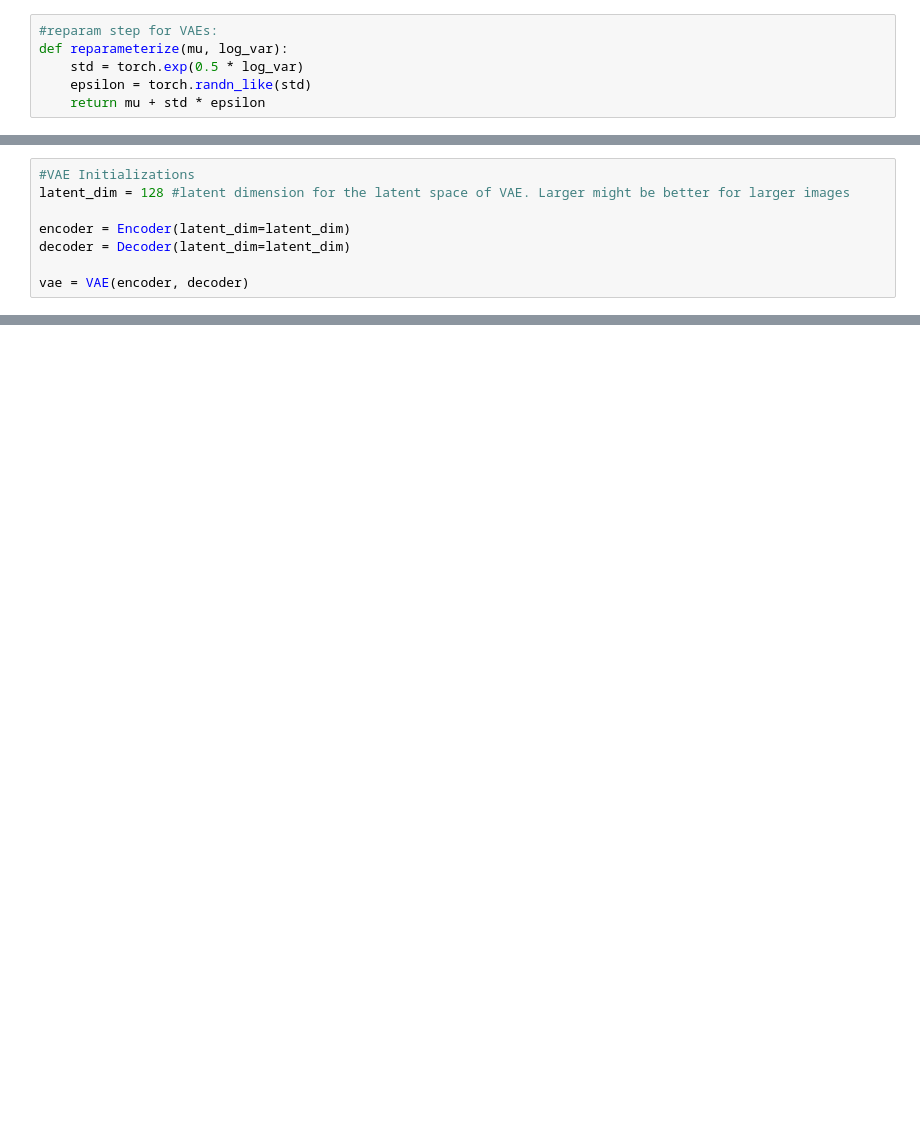
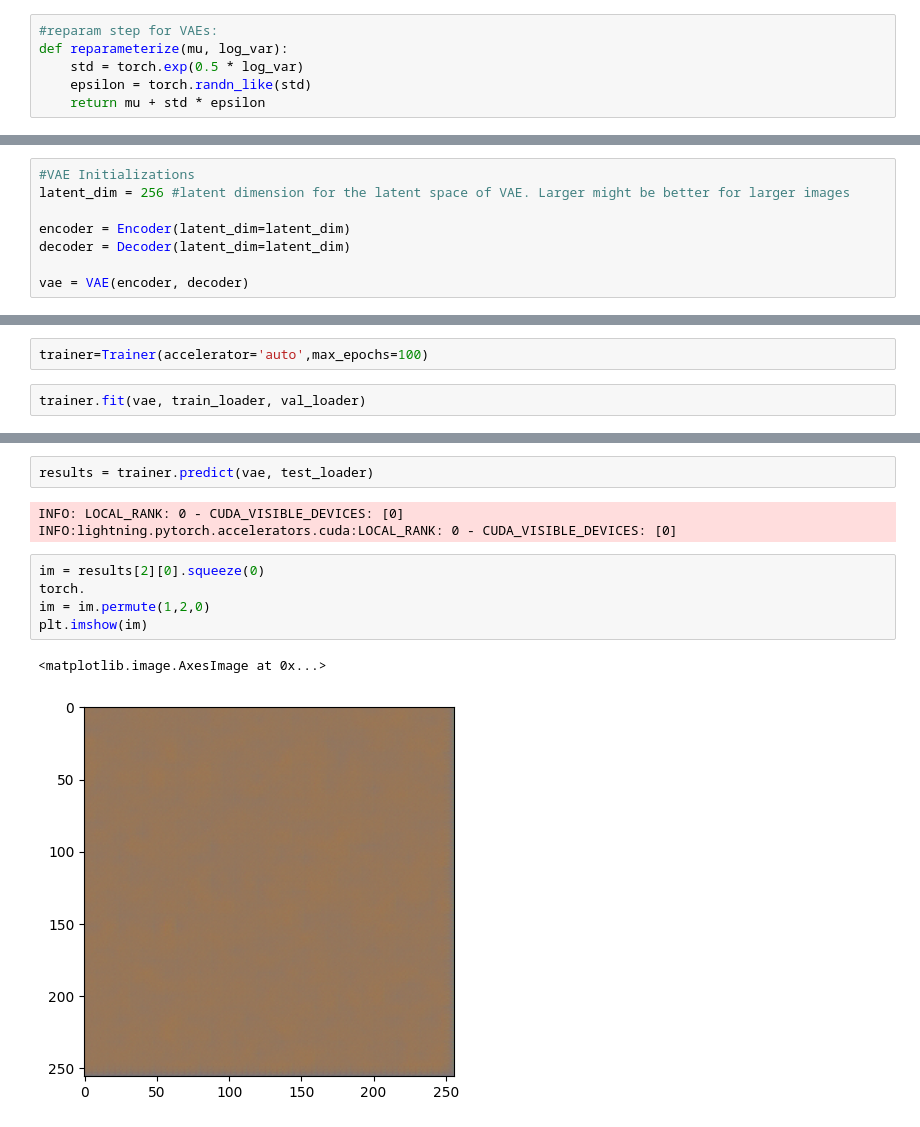
Before and after one commit to SmallChungus1/VAE_textureGen, a Jupyter notebook: VAE_textureGen.ipynb, the cells around one changed output, grey strips where cells are left out. Drawn from its saved outputs; the diff is of its cells as text; blank space fills up the shorter version.

```diff
--- a/VAE_textureGen.ipynb
+++ b/VAE_textureGen.ipynb
@@ -161,7 +263,7 @@ class VAE(L.LightningModule):
         return {"optimizer": optimizer, "lr_scheduler": scheduler, "monitor": "val_loss"}
 # %%
 #VAE Initializations
-latent_dim = 128 #latent dimension for the latent space of VAE. Larger might be better for larger images
+latent_dim = 256 #latent dimension for the latent space of VAE. Larger might be better for larger images
 
 encoder = Encoder(latent_dim=latent_dim)
 decoder = Decoder(latent_dim=latent_dim)
@@ -173,0 +272,4 @@ Testing VAE with Mnist and Mnist fashion datset to see if model is working corre
+# %%
+trainer=Trainer(accelerator='auto',max_epochs=100)
+# %%
+trainer.fit(vae, train_loader, val_loader)
@@ -173,0 +287,13 @@ Testing VAE with Mnist and Mnist fashion datset to see if model is working corre
+# %%
+results = trainer.predict(vae, test_loader)
+# %% [output]
+INFO: LOCAL_RANK: 0 - CUDA_VISIBLE_DEVICES: [0]
+INFO:lightning.pytorch.accelerators.cuda:LOCAL_RANK: 0 - CUDA_VISIBLE_DEVICES: [0]
+# %%
+im = results[2][0].squeeze(0)
+torch.
+im = im.permute(1,2,0)
+plt.imshow(im)
+# %% [output]
+<matplotlib.image.AxesImage at 0x...>
+[figure, added]
```
Also changed, not shown: parts of 14 cells of this notebook.
